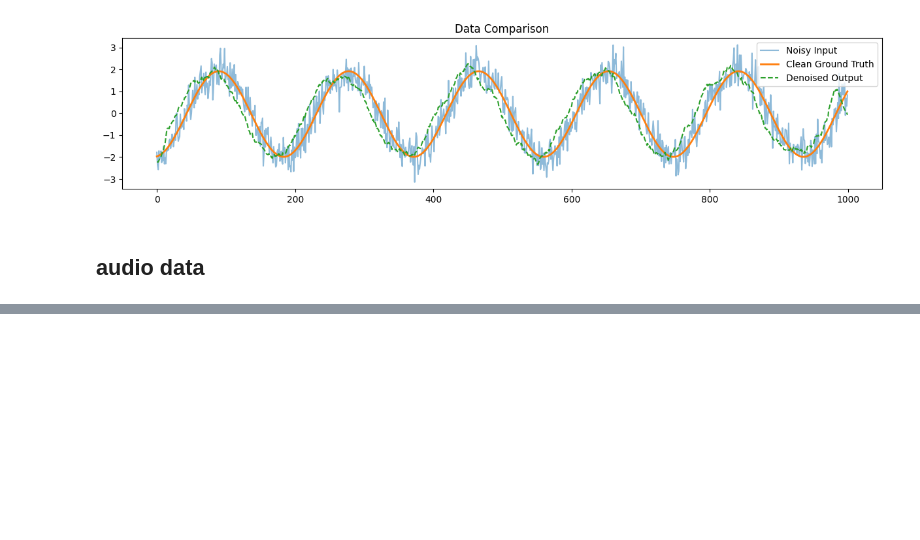
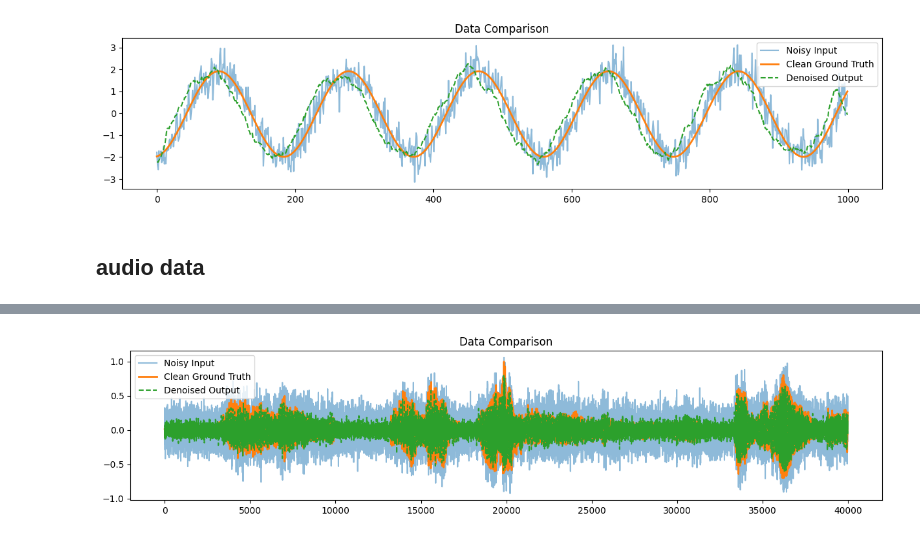
Before and after one commit to FardinHaque60/diff_dsp, a Jupyter notebook: experiments/fir_experiments.ipynb, the cells around one changed output, grey strips where cells are left out. Cells and saved outputs as stored; diff of their text form; code cells hidden in the pictures; blank space fills up the shorter version.

```diff
--- a/experiments/fir_experiments.ipynb
+++ b/experiments/fir_experiments.ipynb
@@ -103,0 +143,21 @@ for i in range(10):
+# %%
+# peak to see on some samples
+import matplotlib.pyplot as plt
+
+def peak_sample_perf(noisy_sample, clean_sample, weights):
+    plt.figure(figsize=(15, 3))
+    # example for one data snippet
+    denoised_audio = np.convolve(noisy_sample, weights, mode='same')
+
+    save_audio(denoised_audio, 16000, output_path="../data/generated.wav")
+
+    plt.title("Data Comparison")
+    plt.plot(noisy_sample, label="Noisy Input", alpha=0.5)
+    plt.plot(clean_sample, label="Clean Ground Truth", linewidth=2)
+    plt.plot(denoised_audio, label="Denoised Output", linestyle='--')
+    plt.legend()
+
+    plt.show()
+
+peak_sample_perf(noisy_audio, clean_audio, weights)
+# %% [output]
@@ -103,0 +165 @@ for i in range(10):
+[figure, added]
```
Also changed, not shown: parts of 3 cells of this notebook, 6 other files.
